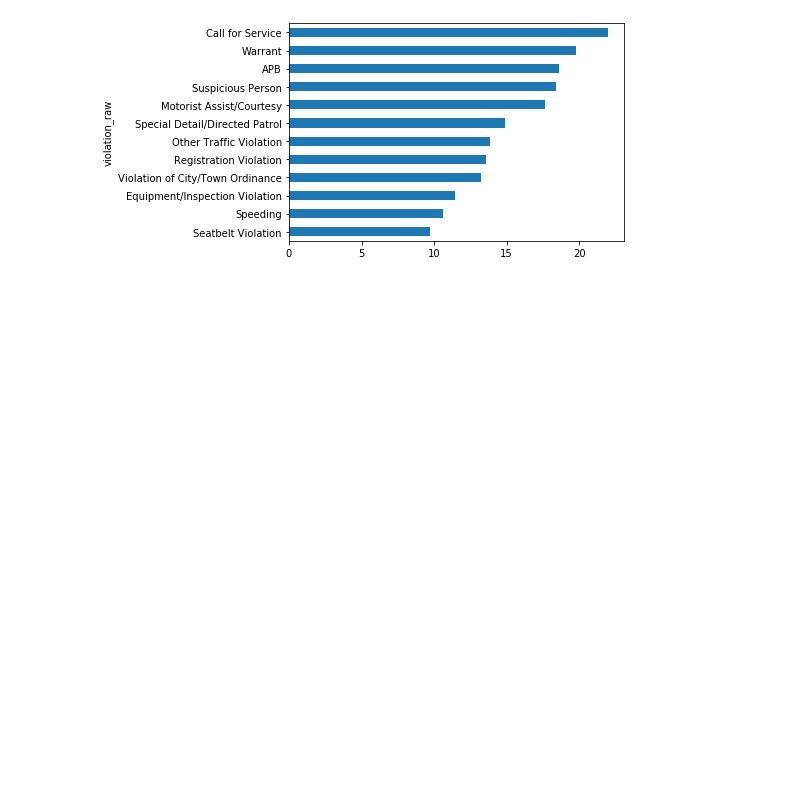
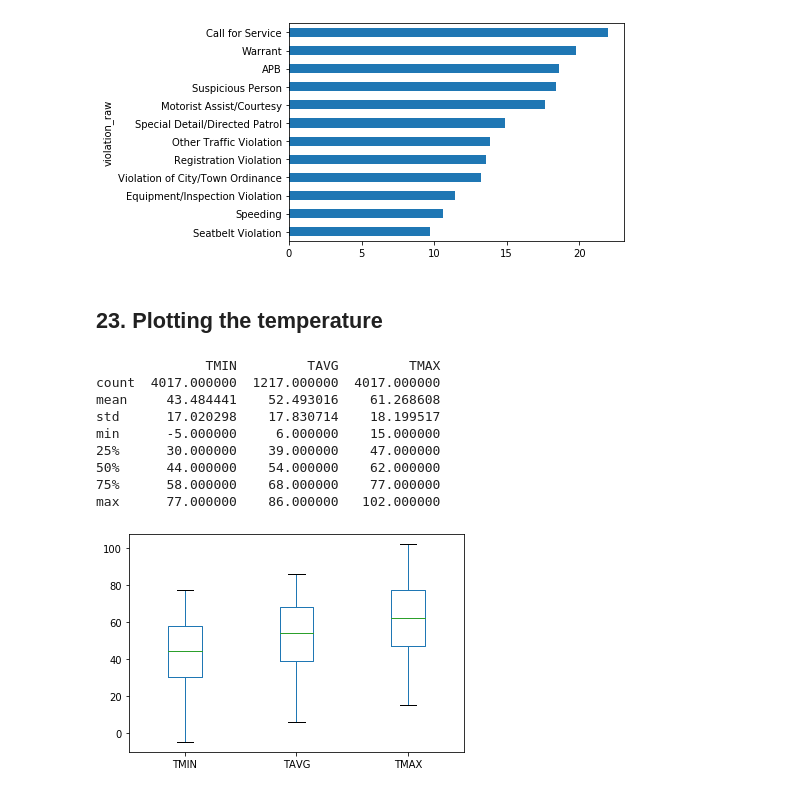
Before and after one commit to ArashMohsenijam/Jupiternotebook, a Jupyter notebook: The Open Policing Project.ipynb, the cells around one changed output. Saved outputs shown, nothing was run; the diff lists cells and outputs as text; code cells hidden in the pictures; blank space fills up the shorter version.

```diff
--- a/The Open Policing Project.ipynb
+++ b/The Open Policing Project.ipynb
@@ -541,3 +541,28 @@ Violation of City/Town Ordinance    13.230695
 Warrant                             19.769231
 Name: stop_minutes, dtype: float64
 [figure]
+# %% [markdown]
+## 23. Plotting the temperature
+# %%
+# Read 'weather.csv' into a DataFrame named 'weather'
+weather = pd.read_csv('weather.csv')
+
+# Describe the temperature columns
+print(weather[['TMIN', 'TAVG', 'TMAX']].describe())
+
+# Create a box plot of the temperature columns
+weather[['TMIN', 'TAVG', 'TMAX']].plot(kind='box')
+
+# Display the plot
+plt.show()
+# %% [output]
+              TMIN         TAVG         TMAX
+count  4017.000000  1217.000000  4017.000000
+mean     43.484441    52.493016    61.268608
+std      17.020298    17.830714    18.199517
+min      -5.000000     6.000000    15.000000
+25%      30.000000    39.000000    47.000000
+50%      44.000000    54.000000    62.000000
+75%      58.000000    68.000000    77.000000
+max      77.000000    86.000000   102.000000
+[figure, added]
```
Also changed, not shown: parts of 8 cells of this notebook.
